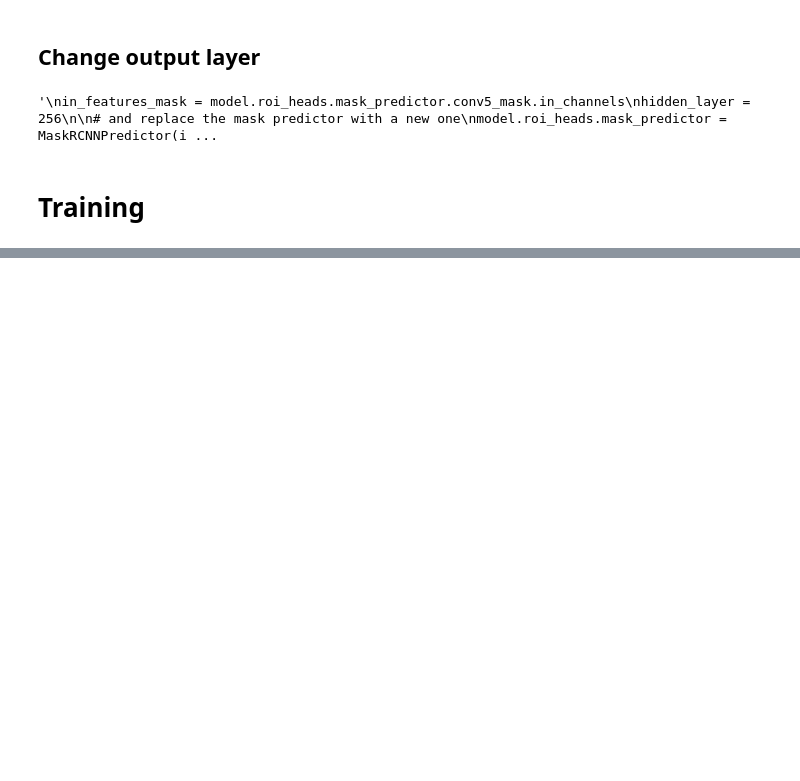
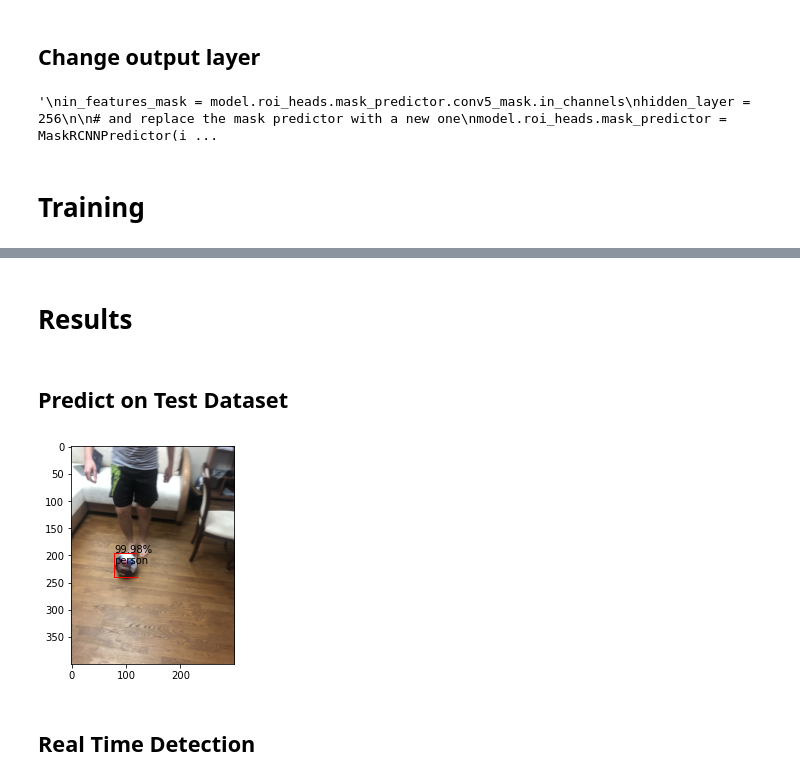
Before and after one commit to sberchenko-2/SoccerJuggler, a Jupyter notebook: src/trainer.ipynb, the cells around one changed output, grey strips where cells are left out. Cells and saved outputs as stored; diff of their text form; code cells hidden in the pictures; blank space fills up the shorter version.

Commit message:
Finished training

```diff
--- a/src/trainer.ipynb
+++ b/src/trainer.ipynb
@@ -218,0 +253,11 @@ model.roi_heads.mask_predictor = MaskRCNNPredictor(in_features_mask,
+# %%
+# Let's train!!
+NUM_EPOCHS = 100
+
+for epoch in range(NUM_EPOCHS):
+    # train for one epoch, printing every 10 iterations
+    train_one_epoch(model, optimizer, train_loader, device, epoch, print_freq=10)
+    # update the learning rate
+    lr_scheduler.step()
+    # evaluate on the test dataset
+    evaluate(model, test_loader, device=device)
@@ -218,0 +283,34 @@ model.roi_heads.mask_predictor = MaskRCNNPredictor(in_features_mask,
+# %% [markdown]
+# Results
+# %% [markdown]
+## Predict on Test Dataset
+# %%
+# Sample detections
+img, _ = dataset_test[23]
+detections = model([img])[0]
+
+# Draw image
+fig, ax = plt.subplots()
+ax.imshow(np.transpose(img.numpy(), (1, 2, 0)))
+
+for i in range(len(detections['boxes'])):
+    confidence = detections['scores'][i]
+
+    if confidence > 0.3:
+        box = detections["boxes"][i].detach().cpu().numpy()
+        (xmin, ymin, xmax, ymax) = box.astype("int")
+
+        width = xmax - xmin
+        height = ymax - ymin
+
+        rect = patches.Rectangle((xmin, ymin), width, height, linewidth=1, edgecolor='r', facecolor='none')
+        ax.add_patch(rect)
+
+        ax.text(xmin, ymin, f"{float(confidence * 100):.2f}%")
+        ax.text(xmin, ymin+20, coco_labels[detections["labels"][i] - 1])
+
+plt.show()
+# %% [output]
+[figure, added]
+# %% [markdown]
+## Real Time Detection
```
Also changed, not shown: parts of 12 cells of this notebook, 11 other files.
